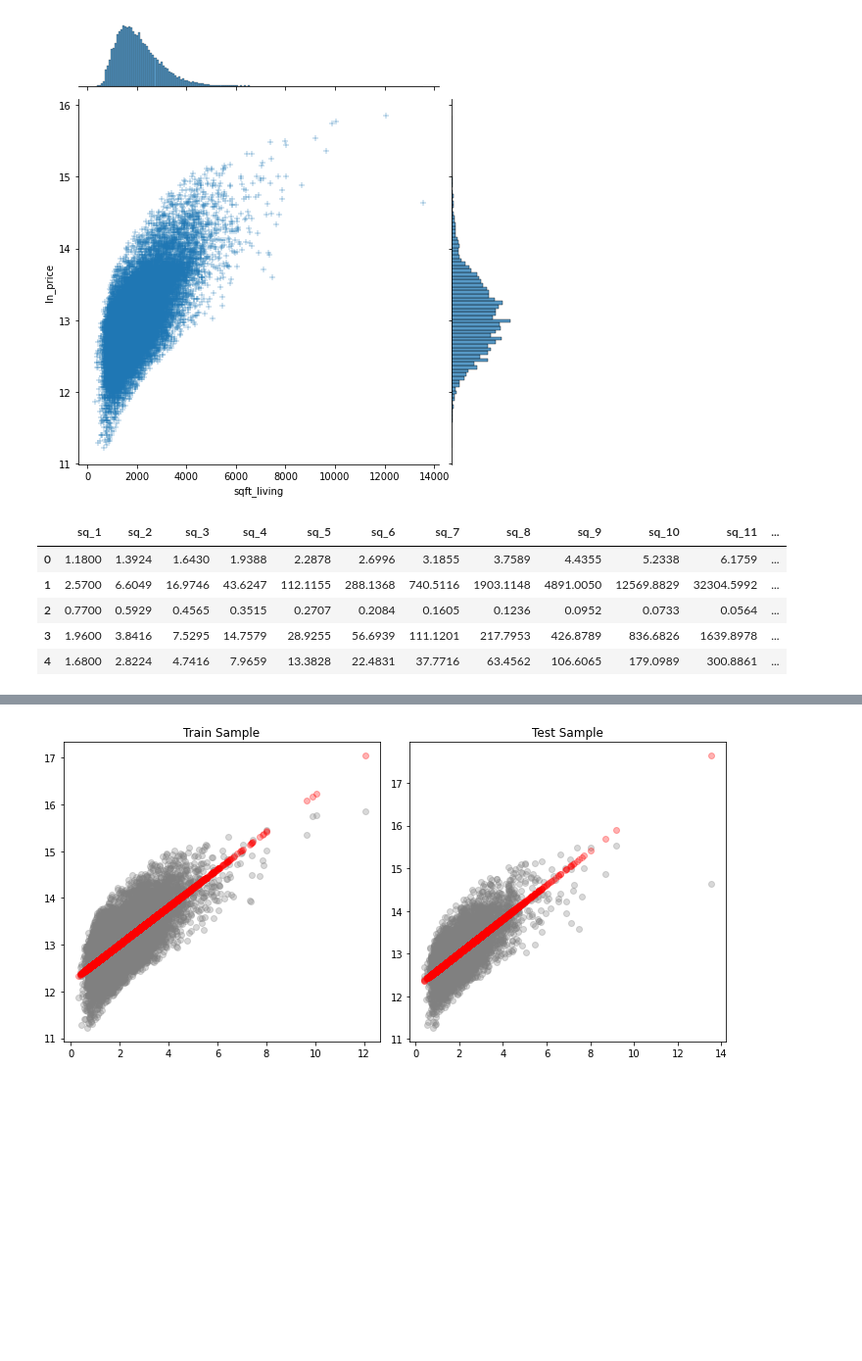
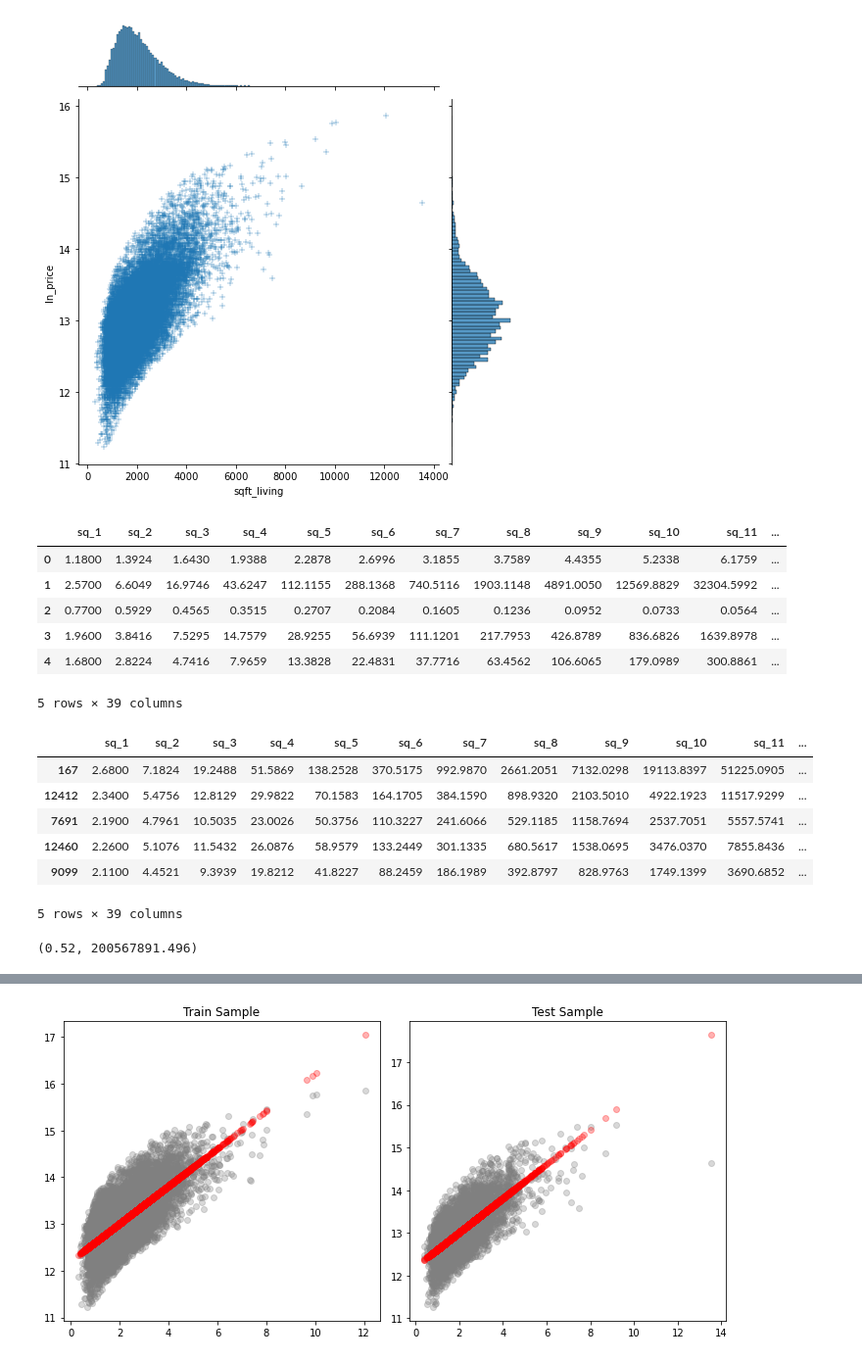
Before and after one commit to blazysecon/SDA_DS_class, a Jupyter notebook: practice/regression_housing_in_Seattle.ipynb, the cells around one changed output, grey strips where cells are left out. Shown at 98% size. Saved outputs shown, nothing was run; the diff lists cells and outputs as text; code cells hidden in the pictures; blank space fills up the shorter version.

```diff
--- a/practice/regression_housing_in_Seattle.ipynb
+++ b/practice/regression_housing_in_Seattle.ipynb
@@ -342,7 +342,7 @@ plt.show()
 [figure]
 # %%
 my_df['sq_1'] = my_df['sqft_living']/1000
-for i in range(2, 20):
+for i in range(2, 40):
   my_df['sq_'+str(i)] = my_df['sq_1']*my_df['sq_'+str(i-1)]
 # %%
 my_df.filter(like = 'sq_').head()
@@ -353,3 +353,4 @@ my_df.filter(like = 'sq_').head()
 | 2 | 0.7700 | 0.5929 | 0.4565 | 0.3515 | 0.2707 | 0.2084 | 0.1605 | 0.1236 | 0.0952 | 0.0733 | 0.0564 | ... |
 | 3 | 1.9600 | 3.8416 | 7.5295 | 14.7579 | 28.9255 | 56.6939 | 111.1201 | 217.7953 | 426.8789 | 836.6826 | 1639.8978 | ... |
 | 4 | 1.6800 | 2.8224 | 4.7416 | 7.9659 | 13.3828 | 22.4831 | 37.7716 | 63.4562 | 106.6065 | 179.0989 | 300.8861 | ... |
+5 rows × 39 columns
@@ -360,0 +361,20 @@ X_train,X_test,y_train,y_test=X_tr,X_te,y_tr,y_te
+# %%
+X_train,X_test=X_tr.filter(regex='sq_.*$'),X_te.filter(regex='sq_.*$')
+X_train.head()
+# %% [output]
+|  | sq_1 | sq_2 | sq_3 | sq_4 | sq_5 | sq_6 | sq_7 | sq_8 | sq_9 | sq_10 | sq_11 | ... |
+| 167 | 2.6800 | 7.1824 | 19.2488 | 51.5869 | 138.2528 | 370.5175 | 992.9870 | 2661.2051 | 7132.0298 | 19113.8397 | 51225.0905 | ... |
+| 12412 | 2.3400 | 5.4756 | 12.8129 | 29.9822 | 70.1583 | 164.1705 | 384.1590 | 898.9320 | 2103.5010 | 4922.1923 | 11517.9299 | ... |
+| 7691 | 2.1900 | 4.7961 | 10.5035 | 23.0026 | 50.3756 | 110.3227 | 241.6066 | 529.1185 | 1158.7694 | 2537.7051 | 5557.5741 | ... |
+| 12460 | 2.2600 | 5.1076 | 11.5432 | 26.0876 | 58.9579 | 133.2449 | 301.1335 | 680.5617 | 1538.0695 | 3476.0370 | 7855.8436 | ... |
+| 9099 | 2.1100 | 4.4521 | 9.3939 | 19.8212 | 41.8227 | 88.2459 | 186.1989 | 392.8797 | 828.9763 | 1749.1399 | 3690.6852 | ... |
+5 rows × 39 columns
+# %%
+lr.fit(X_train,y_train)
+y_pred_train = lr.predict(X_train)
+y_pred = lr.predict(X_test)
+rmse_train = round(np.sqrt(mean_squared_error(y_train, y_pred_train)),3)
+rmse_test = round(np.sqrt(mean_squared_error(y_test, y_pred)),3)
+rmse_train, rmse_test
+# %% [output]
+(0.52, 200567891.496)
```
Also changed, not shown: parts of 14 cells of this notebook, 1 other file.
